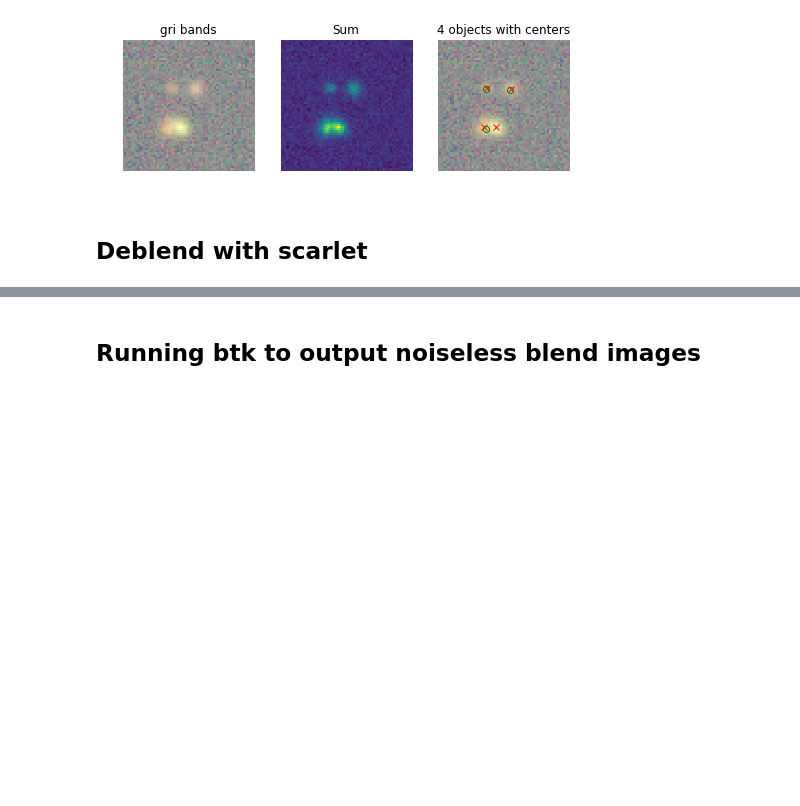
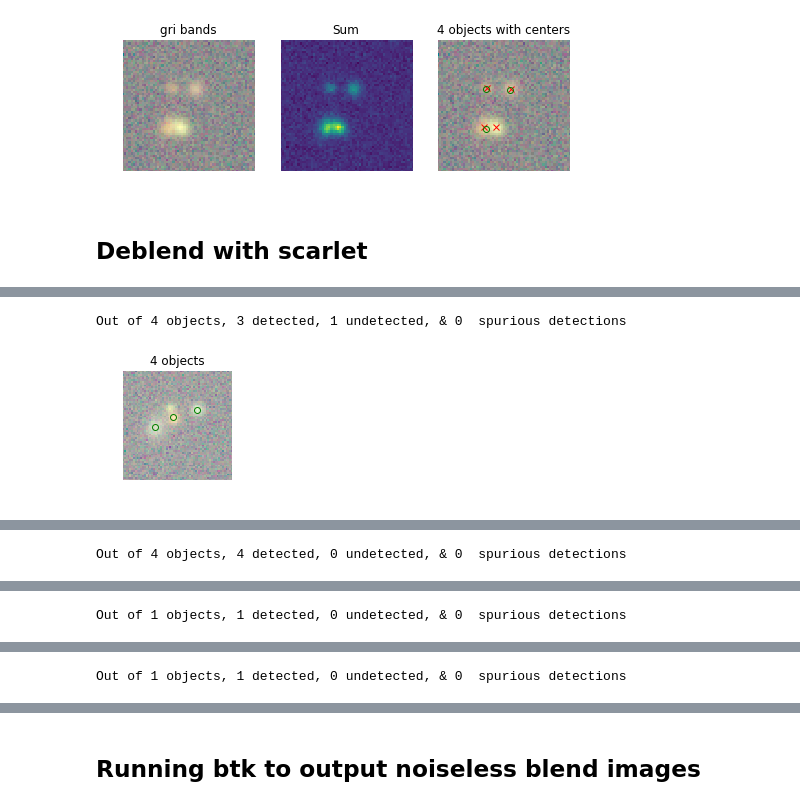
Before and after one commit to LSSTDESC/BlendingToolKit, a Jupyter notebook: notebooks/run_basic.ipynb, the cells around one changed output, grey strips where cells are left out. Cells and saved outputs as stored; diff of their text form; code cells hidden in the pictures; blank space fills up the shorter version.

Commit message:
added example to run sep detection and metrics

```diff
--- a/notebooks/run_basic.ipynb
+++ b/notebooks/run_basic.ipynb
@@ -171,7 +177,7 @@ Out of 4 objects, 3 detected, 1 undetected, & 0  spurious detections
 Note: This requires DM stack to have been installed
 # %%
 meas_params = btk.utils.Stack_params()
-meas_generator = btk.measure.generate(meas_params, draw_blend_generator)
+meas_generator = btk.measure.generate(meas_params, draw_blend_generator, param)
 output, _, cat=next(meas_generator)
 
 blend_images = output['blend_images']
@@ -189,9 +195,3 @@ plot_blends(blend_images, blend_list, centers,limits=(30,90))
 # %%
 m_params = btk.utils.Scarlet_params()
 m_gen = btk.measure.generate(m_params, draw_blend_generator, param)
-output, deblend_images,_ = next(m_gen)
-# %%
-blend_images = output['blend_images']
-isolated_images = output['isolated_images']
-blend_list = output['blend_list']
-plot_with_isolated(blend_images, deblend_images,blend_list, limits=(30,90))
@@ -206,0 +198,15 @@ plot_with_isolated(blend_images, deblend_images,blend_list, limits=(30,90))
+# %%
+output, deb,_ = next(m_gen)
+blend_list = output['blend_list']
+for i in range(len(blend_list)):
+    blend_images = output['blend_images'][i:i+1]
+    deblend_images = deb[i][0]
+    detected_centers = deb[i][1]
+    true_centers = np.stack([blend_list[i]['dx'], blend_list[i]['dy']]).T
+    det, undet, spur = btk.compute_metrics.evaluate_detection(
+        detected_centers, true_centers)
+    print("Out of %i objects, %i detected, %i undetected, & %i  spurious detections"%(len(true_centers), det, undet, spur))
+    plot_with_isolated(blend_images,[deblend_images,], blend_list[i: i+1], detected_centers=[detected_centers],limits=(30,90))
+# %% [output]
+Out of 4 objects, 3 detected, 1 undetected, & 0  spurious detections
+[figure, added]
@@ -206,0 +214 @@ plot_with_isolated(blend_images, deblend_images,blend_list, limits=(30,90))
+Out of 4 objects, 4 detected, 0 undetected, & 0  spurious detections
@@ -206,0 +217 @@ plot_with_isolated(blend_images, deblend_images,blend_list, limits=(30,90))
+Out of 1 objects, 1 detected, 0 undetected, & 0  spurious detections
@@ -206,0 +220 @@ plot_with_isolated(blend_images, deblend_images,blend_list, limits=(30,90))
+Out of 1 objects, 1 detected, 0 undetected, & 0  spurious detections
```
Also changed, not shown: parts of 6 cells of this notebook.
